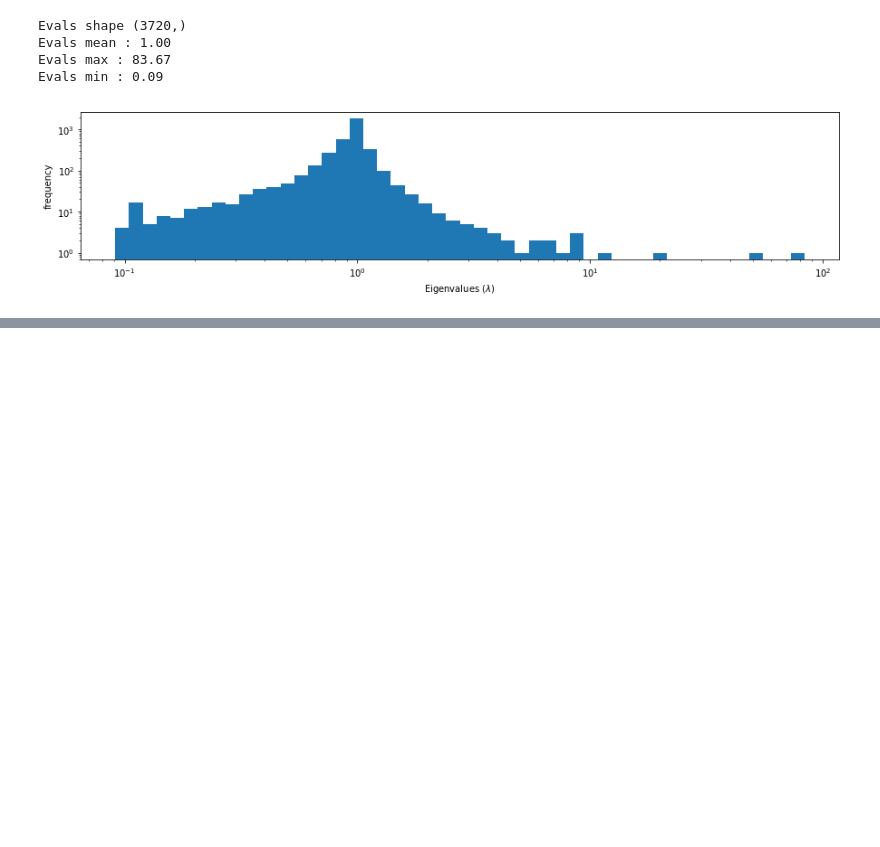
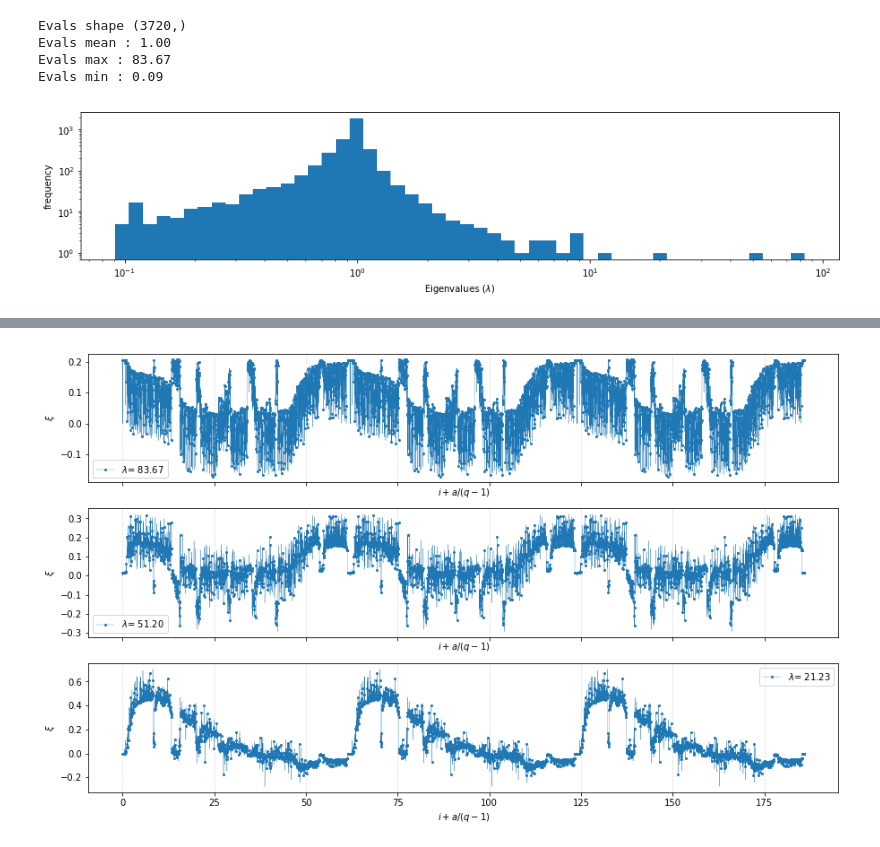
Before and after one commit to sameerd/Romerolab, a Jupyter notebook: projects/PCA_to_DCA/notebooks/PCA_to_DCA.ipynb, the cells around one changed output, grey strips where cells are left out. Saved outputs shown, nothing was run; the diff lists cells and outputs as text; code cells hidden in the pictures; blank space fills up the shorter version.

```diff
--- a/projects/PCA_to_DCA/notebooks/PCA_to_DCA.ipynb
+++ b/projects/PCA_to_DCA/notebooks/PCA_to_DCA.ipynb
@@ -391,0 +396,8 @@ plot_pattern(-1)
+# %%
+# plot pattern corresponding to the largest eigenvalue
+fig, (ax0, ax1, ax2) = plt.subplots(3, 1, sharex=True, figsize=(15, 9))
+plot_pattern(-1, ax0, signif_label_digits=2)
+plot_pattern(-2, ax1, signif_label_digits=2)
+plot_pattern(-3, ax2, signif_label_digits=2)
+# %% [output]
+[figure, added]
```
Also changed, not shown: parts of 8 cells of this notebook.
